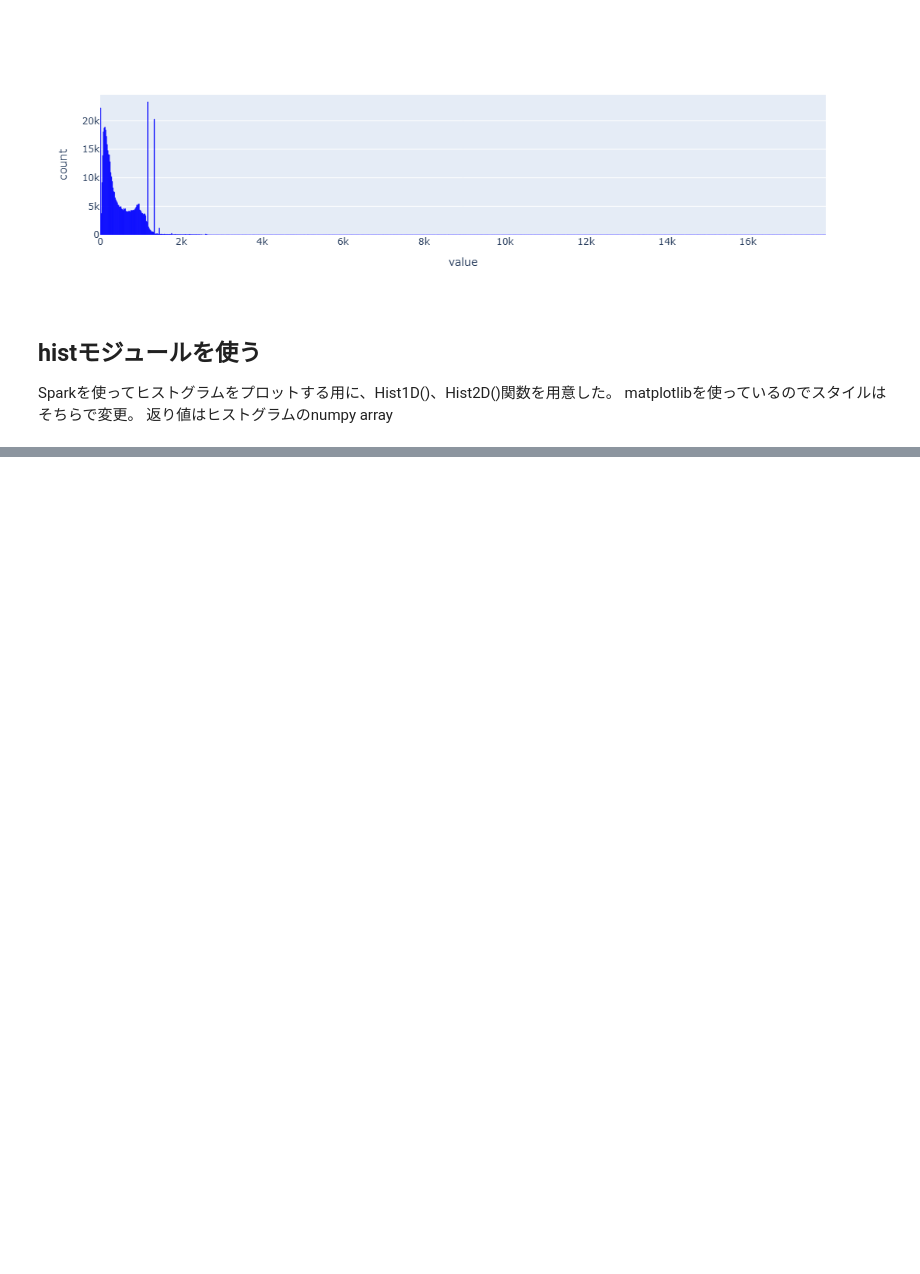
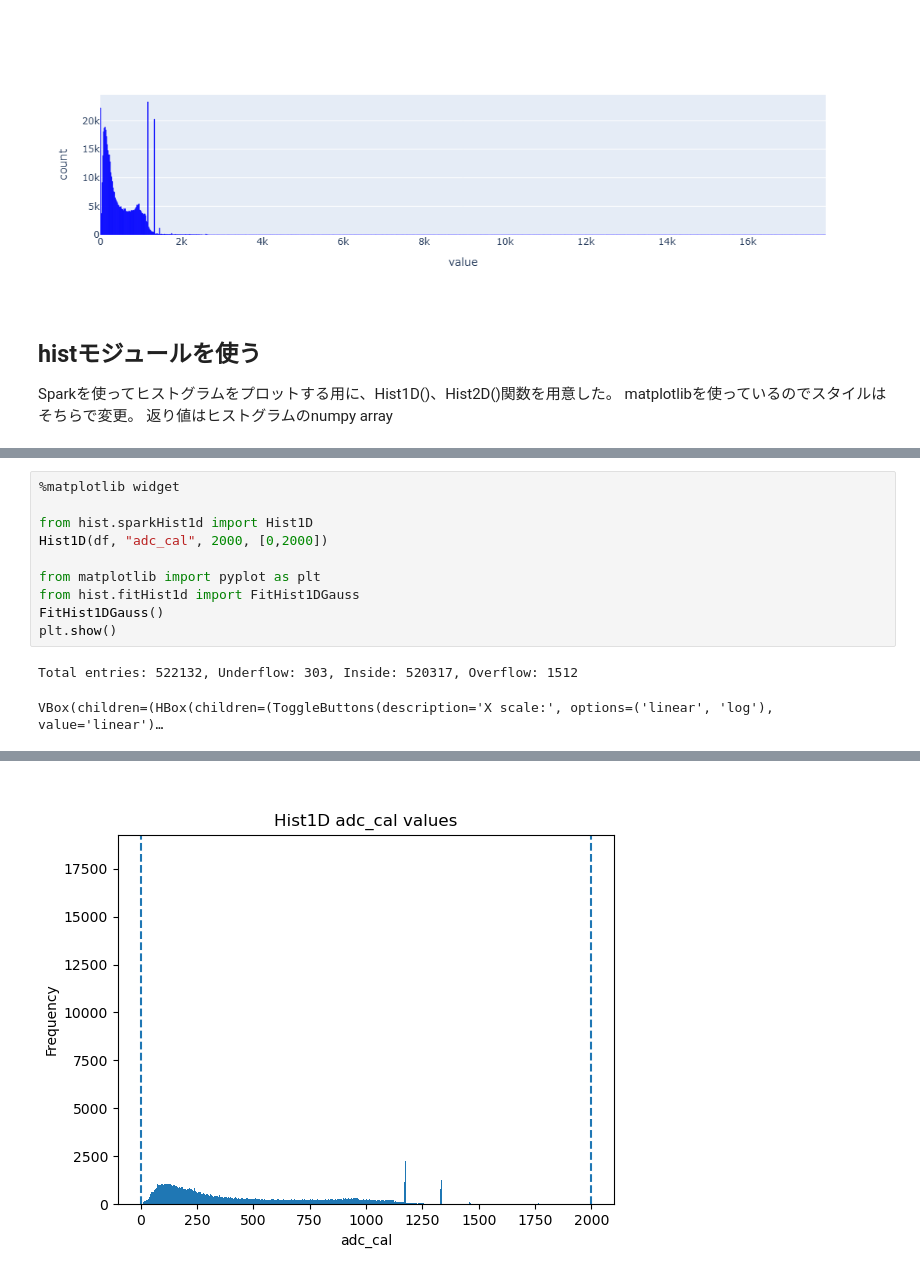
Before and after one commit to rin-yokoyama/spark-examples, a Jupyter notebook: e03_histograming.ipynb, the cells around one changed output, grey strips where cells are left out. Saved outputs shown, nothing was run; the diff lists cells and outputs as text; blank space fills up the shorter version.

Commit message:
added fitHist1d.py

```diff
--- a/e03_histograming.ipynb
+++ b/e03_histograming.ipynb
@@ -64,0 +78,13 @@ Statistics:
+# %%
+%matplotlib widget
+
+from hist.sparkHist1d import Hist1D
+Hist1D(df, "adc_cal", 2000, [0,2000])
+
+from matplotlib import pyplot as plt
+from hist.fitHist1d import FitHist1DGauss
+FitHist1DGauss()
+plt.show()
+# %% [output]
+Total entries: 522132, Underflow: 303, Inside: 520317, Overflow: 1512
+VBox(children=(HBox(children=(ToggleButtons(description='X scale:', options=('linear', 'log'), value='linear')…
@@ -64,0 +93 @@ Statistics:
+[figure, added]
```
Also changed, not shown: parts of 6 cells of this notebook, 5 other files.
